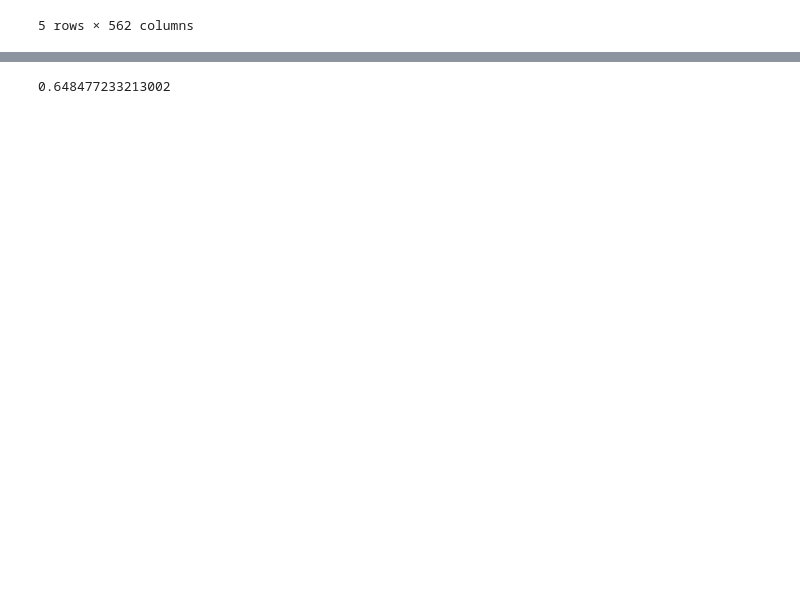
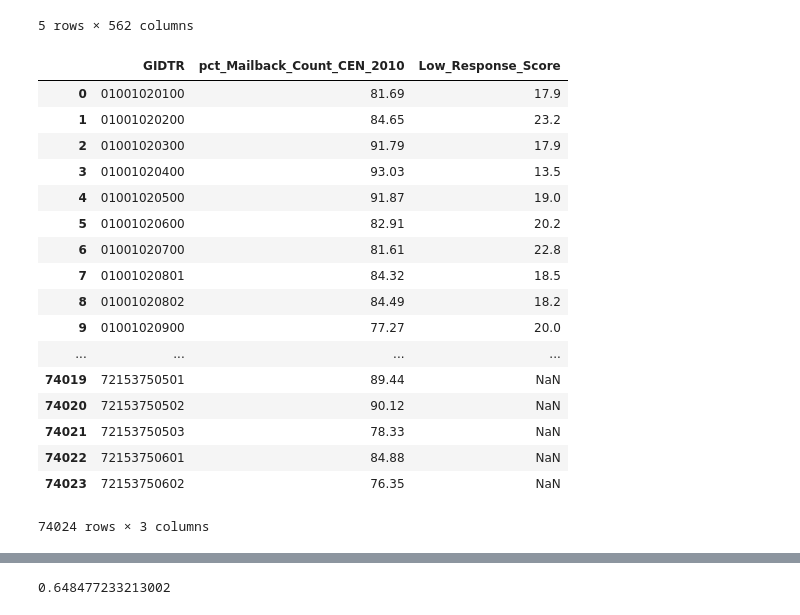
Before and after one commit to kmm2204/w209_final_project, a Jupyter notebook: ACS Data Foundation_merged_KM.ipynb, the cells around one changed output, grey strips where cells are left out. Saved outputs shown, nothing was run; the diff lists cells and outputs as text; code cells hidden in the pictures; blank space fills up the shorter version.

```diff
--- a/ACS Data Foundation_merged_KM.ipynb
+++ b/ACS Data Foundation_merged_KM.ipynb
@@ -157,9 +196,28 @@ pdb.head()
 # %%
 # pdb['pct_Mailback_Count_CEN_2010']
 # %%
-# pdb2=pdb[['GIDTR','pct_Mailback_Count_CEN_2010','Low_Response_Score']]  # df2 but only with columns x, a, and b
+pdb2=pdb[['GIDTR','pct_Mailback_Count_CEN_2010','Low_Response_Score']]  # df2 but only with columns x, a, and b
 
-# pdb2
+pdb2
+# %% [output]
+|  | GIDTR | pct_Mailback_Count_CEN_2010 | Low_Response_Score |
+| 0 | 01001020100 | 81.69 | 17.9 |
+| 1 | 01001020200 | 84.65 | 23.2 |
+| 2 | 01001020300 | 91.79 | 17.9 |
+| 3 | 01001020400 | 93.03 | 13.5 |
+| 4 | 01001020500 | 91.87 | 19.0 |
+| 5 | 01001020600 | 82.91 | 20.2 |
+| 6 | 01001020700 | 81.61 | 22.8 |
+| 7 | 01001020801 | 84.32 | 18.5 |
+| 8 | 01001020802 | 84.49 | 18.2 |
+| 9 | 01001020900 | 77.27 | 20.0 |
+| ... | ... | ... | ... |
+| 74019 | 72153750501 | 89.44 | NaN |
+| 74020 | 72153750502 | 90.12 | NaN |
+| 74021 | 72153750503 | 78.33 | NaN |
+| 74022 | 72153750601 | 84.88 | NaN |
+| 74023 | 72153750602 | 76.35 | NaN |
+74024 rows × 3 columns
 # %%
 master_merged = master.merge(pdb2, left_on = "GEOID", right_on = "GIDTR", how = "left")
 # %%
```
Also changed, not shown: parts of 10 cells of this notebook.
